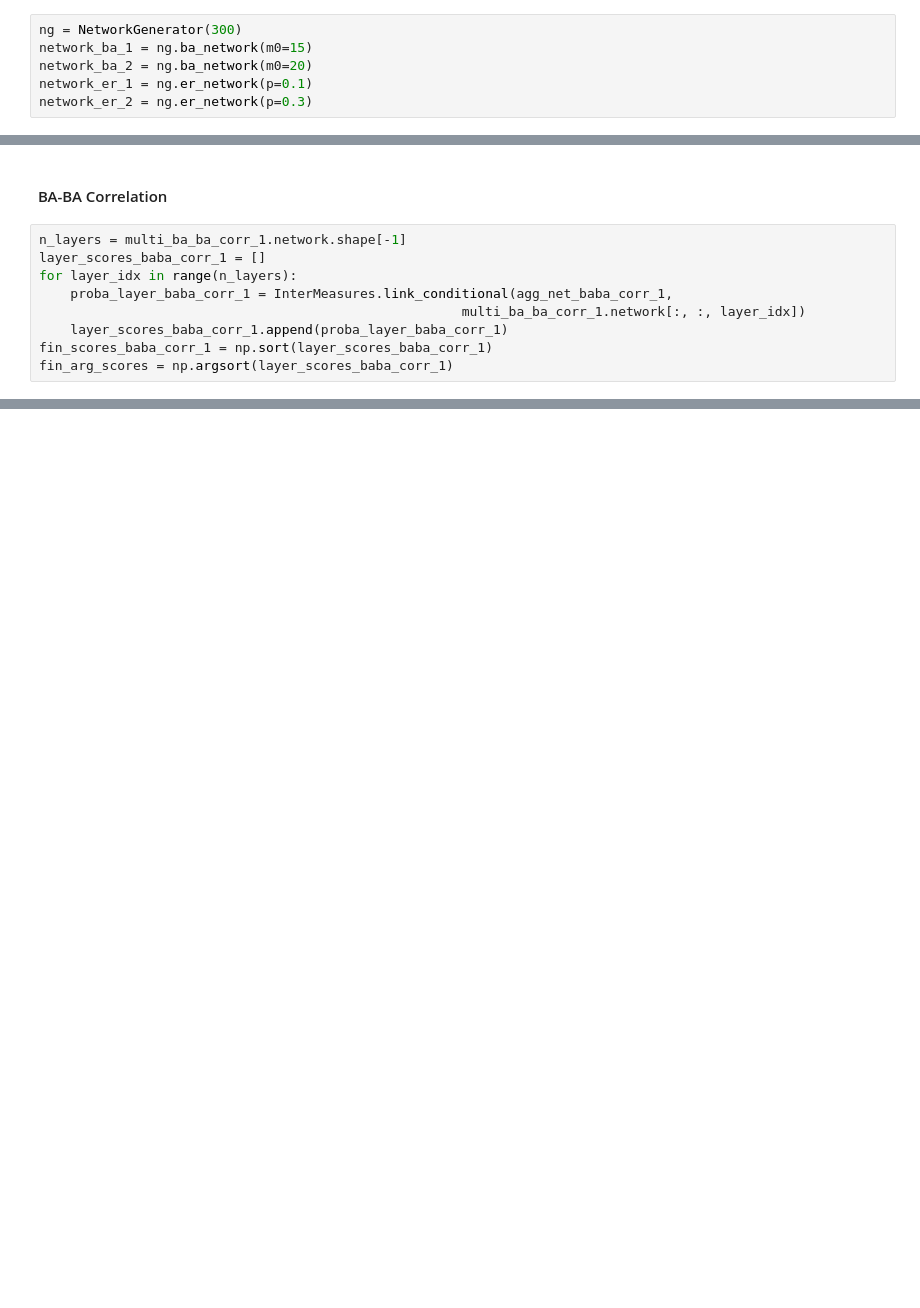
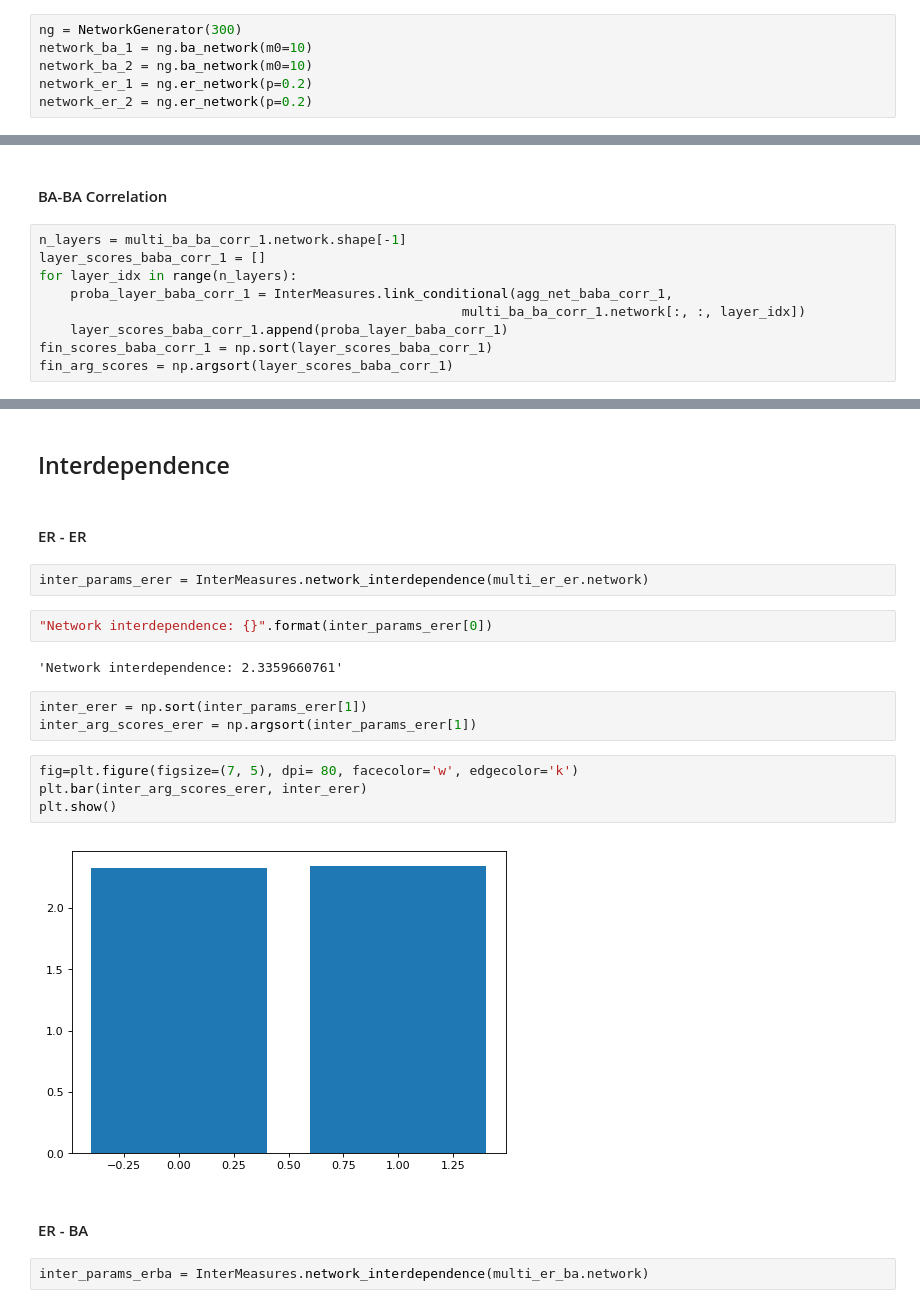
Before and after one commit to filip141/nettools, a Jupyter notebook: notebooks/synthetic_layers.ipynb, the cells around one changed output, grey strips where cells are left out. Drawn from its saved outputs; the diff is of its cells as text; blank space fills up the shorter version.

```diff
--- a/notebooks/synthetic_layers.ipynb
+++ b/notebooks/synthetic_layers.ipynb
@@ -13,7 +13,7 @@ and find best candidates for future experiment. To realize this aim I implement
 #### Generate signle layer networks
 # %%
 ng = NetworkGenerator(300)
-network_ba_1 = ng.ba_network(m0=15)
-network_ba_2 = ng.ba_network(m0=20)
-network_er_1 = ng.er_network(p=0.1)
-network_er_2 = ng.er_network(p=0.3)
+network_ba_1 = ng.ba_network(m0=10)
+network_ba_2 = ng.ba_network(m0=10)
+network_er_1 = ng.er_network(p=0.2)
+network_er_2 = ng.er_network(p=0.2)
@@ -358,0 +371,23 @@ plt.show()
+# %% [markdown]
+## Interdependence
+# %% [markdown]
+#### ER - ER
+# %%
+inter_params_erer = InterMeasures.network_interdependence(multi_er_er.network)
+# %%
+"Network interdependence: {}".format(inter_params_erer[0])
+# %% [output]
+'Network interdependence: 2.3359660761'
+# %%
+inter_erer = np.sort(inter_params_erer[1])
+inter_arg_scores_erer = np.argsort(inter_params_erer[1])
+# %%
+fig=plt.figure(figsize=(7, 5), dpi= 80, facecolor='w', edgecolor='k')
+plt.bar(inter_arg_scores_erer, inter_erer)
+plt.show()
+# %% [output]
+[figure, added]
+# %% [markdown]
+#### ER - BA
+# %%
+inter_params_erba = InterMeasures.network_interdependence(multi_er_ba.network)
```
Also changed, not shown: parts of 53 cells of this notebook.
